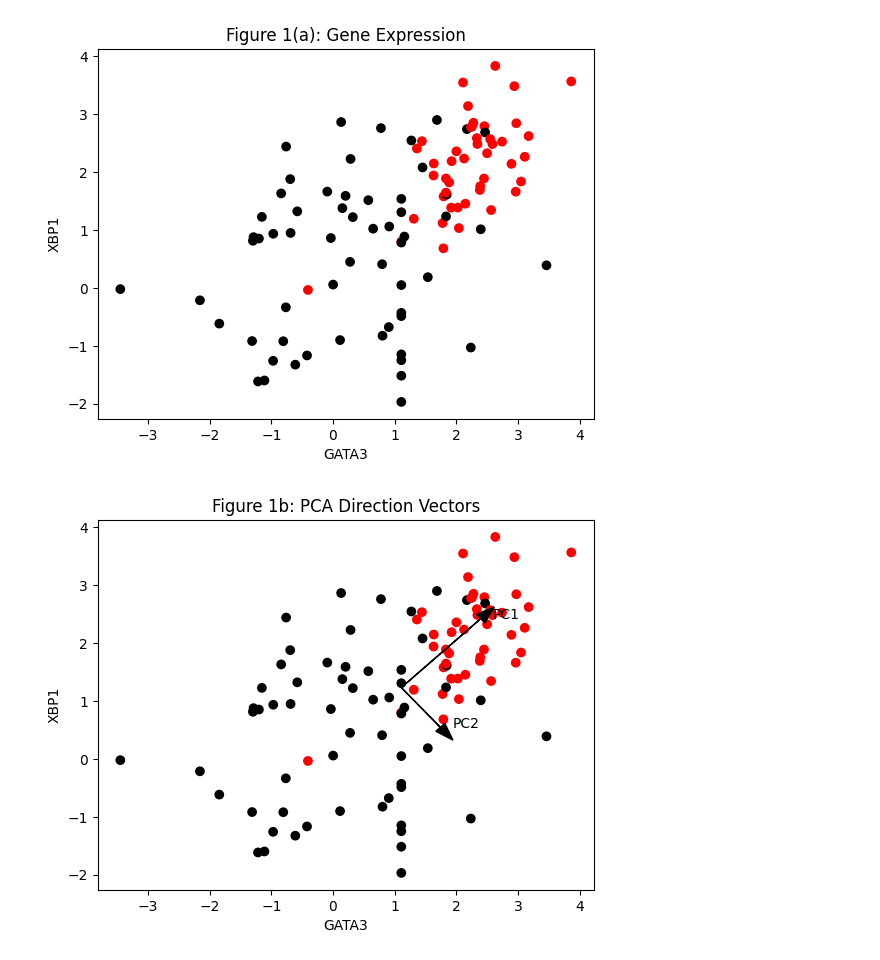
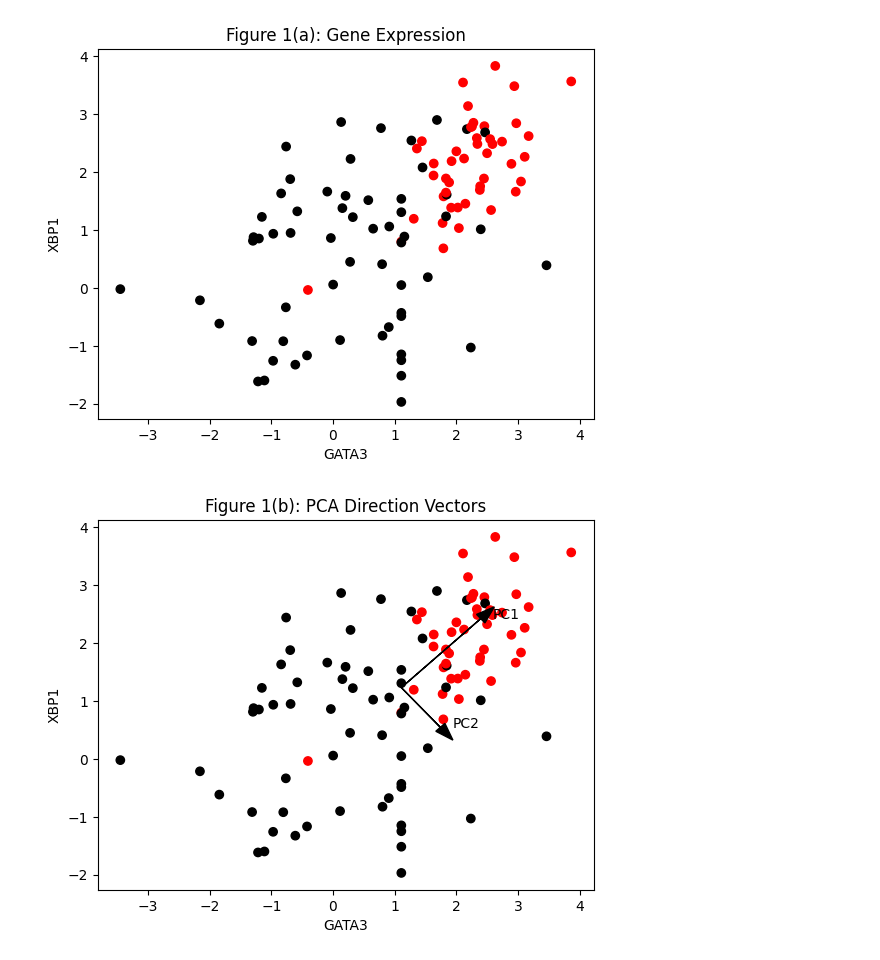
Before and after one commit to Kiranmai-Guddanti/BEE-102-Spring-2025-Assignment, a Jupyter notebook: 06_PCA_Analysis.ipynb, the cells around one changed output. Cells and saved outputs as stored; diff of their text form; code cells hidden in the pictures.

```diff
--- a/06_PCA_Analysis.ipynb
+++ b/06_PCA_Analysis.ipynb
@@ -171,27 +171,27 @@ if np.mean(proj_pc1[labels == 1]) < np.mean(proj_pc1[labels == 0]):
 # %%
 # Figure 1b: Visualize PC directions
 
 plt.figure()
 plt.scatter(gata3_vals, xbp1_vals, c=color_map)
 
 mean_gata3, mean_xbp1 = np.mean(gata3_vals), np.mean(xbp1_vals)
 scale1, scale2 = np.sqrt(eigvals[0]), np.sqrt(eigvals[1])
 
 # Draw PC arrows
 plt.arrow(mean_gata3, mean_xbp1, pc1[0]*scale1, pc1[1]*scale1,
           head_width=0.2, head_length=0.3, fc='black')
 plt.arrow(mean_gata3, mean_xbp1, pc2[0]*scale2, pc2[1]*scale2,
           head_width=0.2, head_length=0.3, fc='black')
 
 plt.text(mean_gata3 + pc1[0]*scale1 + 0.2, mean_xbp1 + pc1[1]*scale1, 'PC1')
 plt.text(mean_gata3 + pc2[0]*scale2 + 0.2, mean_xbp1 + pc2[1]*scale2, 'PC2')
 plt.xlabel('GATA3')
 plt.ylabel('XBP1')
-plt.title('Figure 1b: PCA Direction Vectors')
+plt.title('Figure 1(b): PCA Direction Vectors')
 plt.savefig('fig1b.png')
 plt.show()
 # %% [output]
-[figure, old version]
+[figure, new version]
 # %%
 # Figure 1c: Projected samples on PC1
 
```
Also changed, not shown: parts of 1 cell of this notebook.
